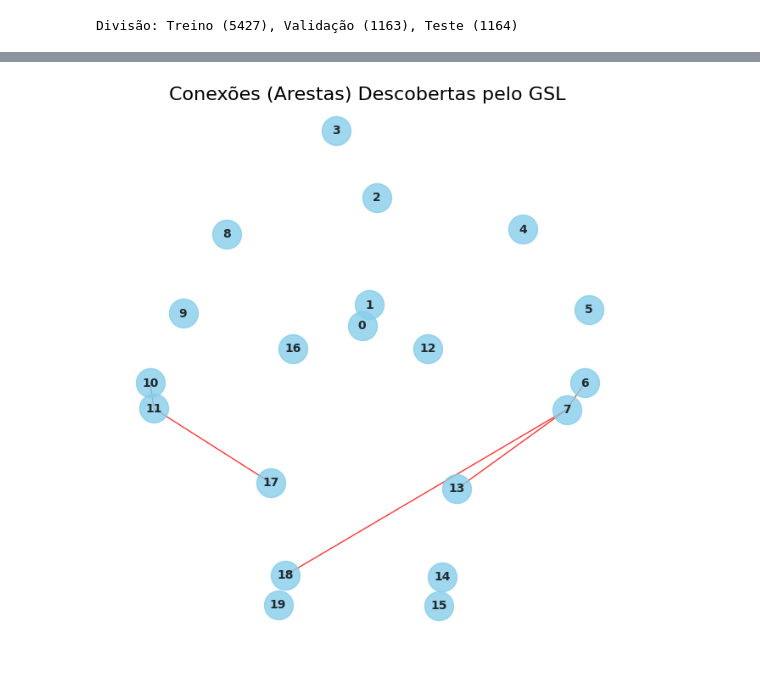
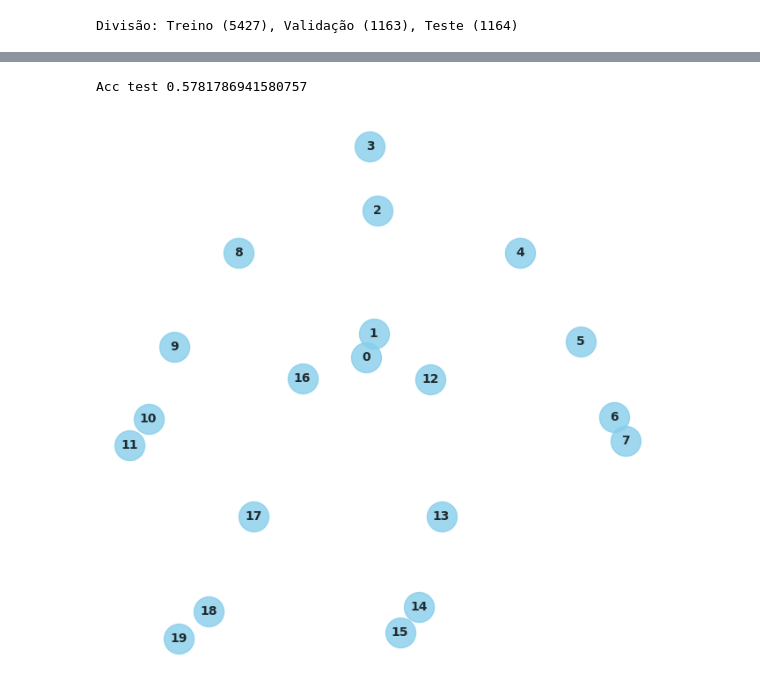
Before and after one commit to filipebcsilva/GCN-TUTORIAL, a Jupyter notebook: gesture_train.ipynb, the cells around one changed output, grey strips where cells are left out. Saved outputs shown, nothing was run; the diff lists cells and outputs as text; code cells hidden in the pictures.

```diff
--- a/gesture_train.ipynb
+++ b/gesture_train.ipynb
@@ -124,6 +124,9 @@ loader_treino = DataLoader(
 
 loader_val = DataLoader(dataset_val, batch_size=32, shuffle=False, collate_fn=preencher_lote_collate_fn)
 loader_teste = DataLoader(dataset_teste, batch_size=32, shuffle=False, collate_fn=preencher_lote_collate_fn)
+# %%
+def sharp_sigmoid(x, sharpness=50, threshold=0.1):
+    return torch.sigmoid(sharpness * (x - threshold))
 # %%
 import torch
 import torch.nn as nn
@@ -155,7 +158,7 @@ class GestureGSLModel(nn.Module):
     def forward(self, x_padded, mask):
         B, T, N, C = x_padded.shape #Extract(Batch,Time,Nodes,Features)
 
-        adj = F.relu(self.adj_param)
+        adj = sharp_sigmoid(self.adj_param,30,0.1)
         adj_norm = self.normalize_adj(adj)
 
         adj_batch = adj_norm.unsqueeze(0).expand(B * T, N, N) #Copy the adj batch X time to pass trough the gcn
@@ -330,43 +329,45 @@ plt.show()
+# %%
+test_loss,test_acc = evaluate(model,loader_teste,criterion,"cuda")
+print(f"Acc test: {test_acc}")
+# %% [output]
+Acc test 0.5781786941580757
 # %%
 from torch_geometric.utils import dense_to_sparse
 from torch_geometric.data import Data
 from torch_geometric.utils import to_networkx
 
 model.eval()
-adj_aprendida = F.relu(model.adj_param).detach().cpu()
+adj_aprendida = sharp_sigmoid(model.adj_param,30,0.1).detach().cpu()
 
-limiar = 0.5
+limiar = 0.9
 adj_filtrada = torch.where(adj_aprendida > limiar, torch.tensor(1.0), torch.tensor(0.0))
-
-adj_filtrada.fill_diagonal_(0)
 
 edge_index, _ = dense_to_sparse(adj_filtrada)
 data_view = Data(edge_index=edge_index, num_nodes=20)
 G = to_networkx(data_view, to_undirected=True)
 
 amostra_base = dataset_teste[0]
 coordenadas_reais = amostra_base.x[0].numpy()
 
 posicoes_esqueleto = {i: (coordenadas_reais[i, 0], coordenadas_reais[i, 1]) for i in range(20)}
 
 plt.figure(figsize=(8, 8))
-plt.title("Conexões (Arestas) Descobertas pelo GSL", fontsize=16)
 plt.axis('off')
 
 nx.draw_networkx(
     G,
     pos=posicoes_esqueleto,
     with_labels=True,
     node_size=600,
     node_color="skyblue",
     font_size=10,
     font_weight="bold",
     edge_color="red",
     width=1.0,
     alpha=0.8
 )
 
 plt.gca().invert_yaxis()
 plt.show()
 # %% [output]
-[figure, old version]
+[figure, new version]
```
Also changed, not shown: parts of 4 cells of this notebook, 2 other files.
